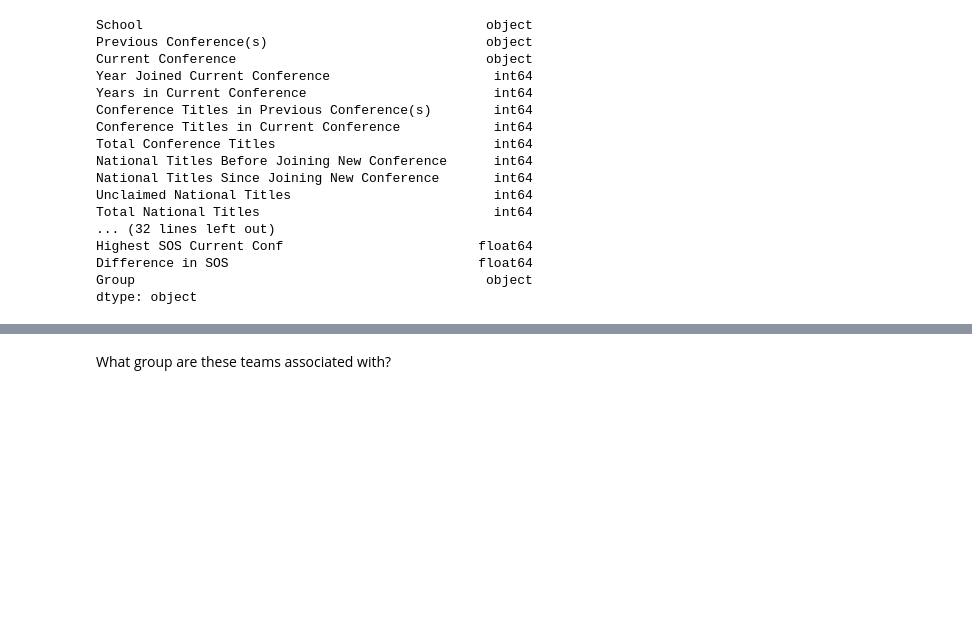
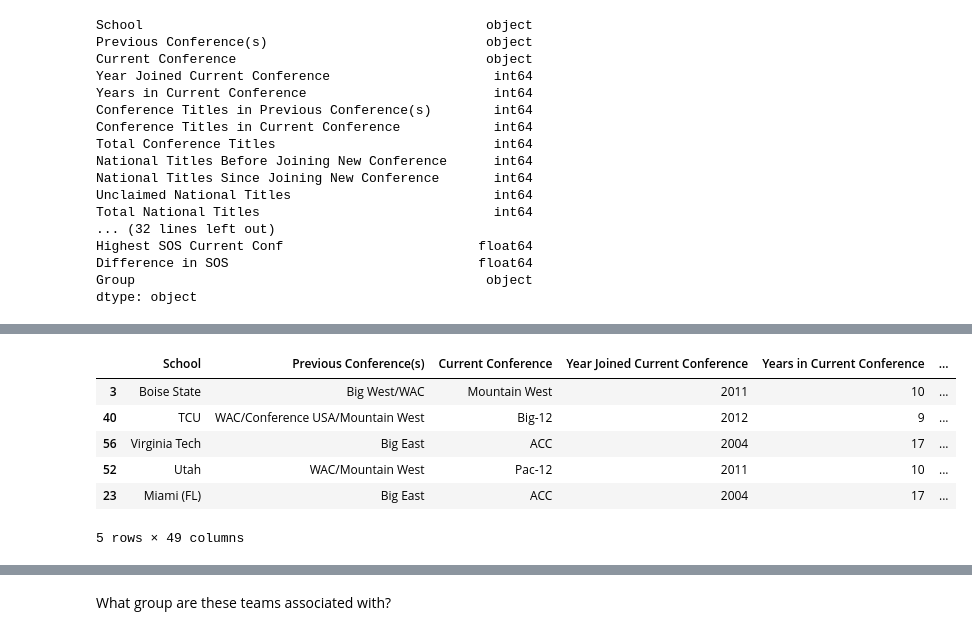
Before and after one commit to LJRollerII/Conference_Realignment_In_College_Football, a Jupyter notebook: notebooks/CFB_Realignment.ipynb, the cells around one changed output, grey strips where cells are left out. Saved outputs shown, nothing was run; the diff lists cells and outputs as text; code cells hidden in the pictures; blank space fills up the shorter version.

Commit message:
Added overall, conference, and bowl game win percentage data along with other things.

```diff
--- a/notebooks/CFB_Realignment.ipynb
+++ b/notebooks/CFB_Realignment.ipynb
@@ -98,0 +103,3 @@ dtype: object
+# %%
+cfb_realignment['Total Games Played'] = cfb_realignment['W_Overall'] + cfb_realignment['L_Overall']
+cfb_realignment.head(3)
@@ -98,0 +112,3 @@ dtype: object
+# %%
+cfb_realignment['Overall Win Pct'] = round((cfb_realignment['W_Overall'] / cfb_realignment['Total Games Played']),3)
+cfb_realignment.head(3)
@@ -98,0 +121,11 @@ dtype: object
+# %%
+top5_ovrwinpct = cfb_realignment.nlargest(5,'Overall Win Pct')
+top5_ovrwinpct.head()
+# %% [output]
+|  | School | Previous Conference(s) | Current Conference | Year Joined Current Conference | Years in Current Conference | ... |
+| 3 | Boise State | Big West/WAC | Mountain West | 2011 | 10 | ... |
+| 40 | TCU | WAC/Conference USA/Mountain West | Big-12 | 2012 | 9 | ... |
+| 56 | Virginia Tech | Big East | ACC | 2004 | 17 | ... |
+| 52 | Utah | WAC/Mountain West | Pac-12 | 2011 | 10 | ... |
+| 23 | Miami (FL) | Big East | ACC | 2004 | 17 | ... |
+5 rows × 49 columns
```
Also changed, not shown: parts of 44 cells of this notebook.
